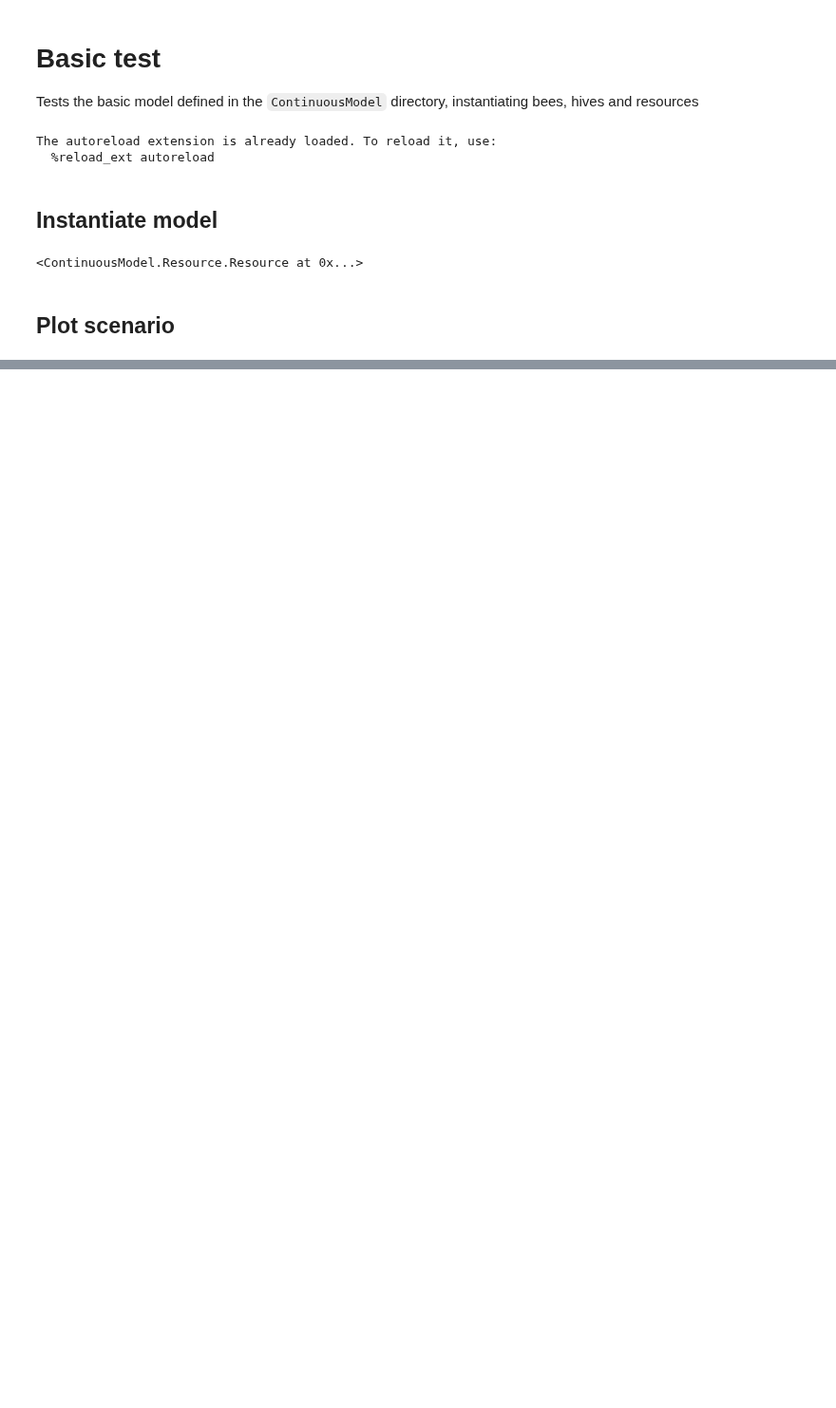
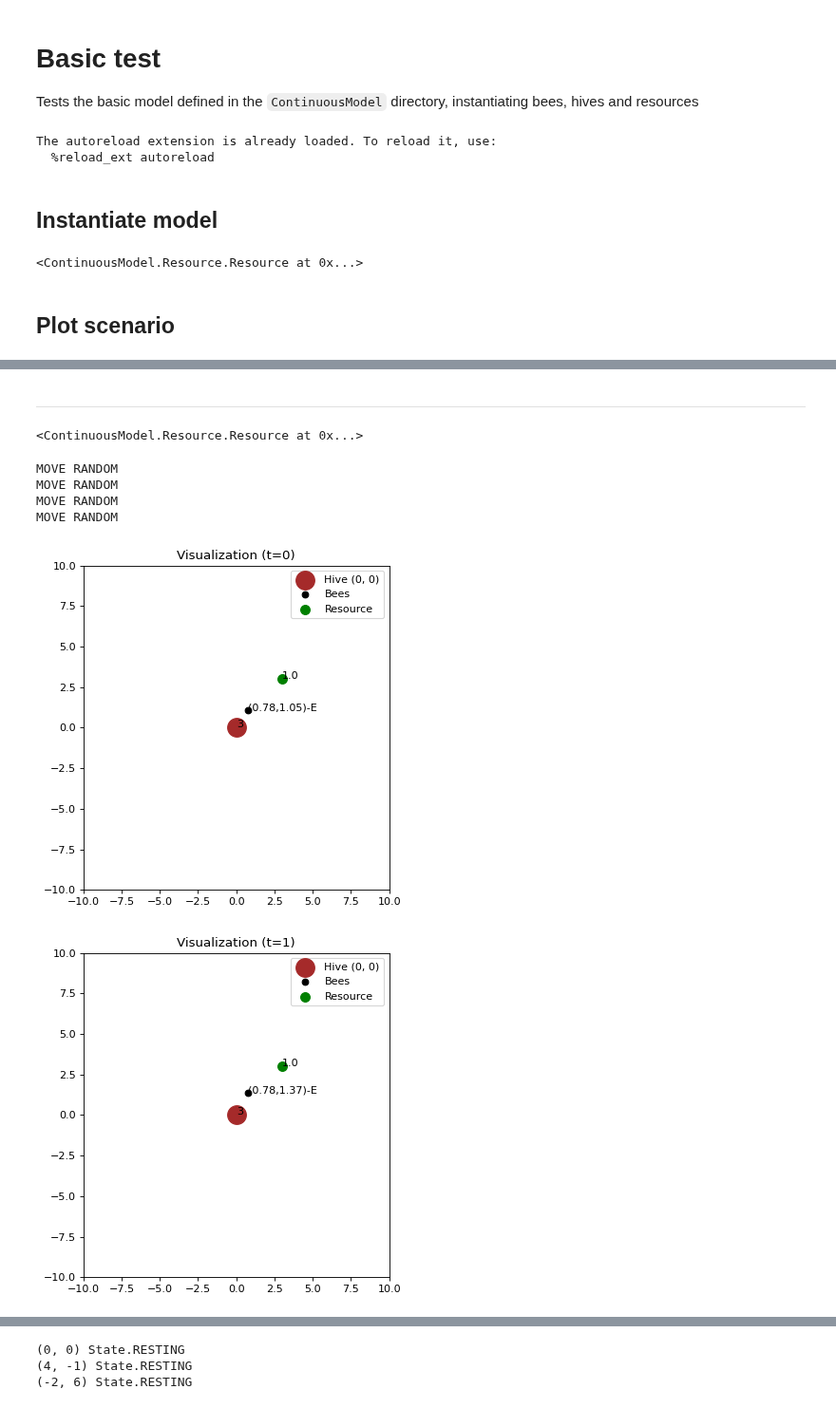
Before and after one commit to jonas4climate/honeybee-colony-abm, a Jupyter notebook: continuous_test.ipynb, the cells around one changed output, grey strips where cells are left out. Shown at 95% size. Saved outputs shown, nothing was run; the diff lists cells and outputs as text; code cells hidden in the pictures; blank space fills up the shorter version.

Commit message:
Bee REST to EXPLORE transition and basic random walk debugged

```diff
--- a/continuous_test.ipynb
+++ b/continuous_test.ipynb
@@ -82,0 +131,22 @@ State.RESTING
+# %% [markdown]
+___
+# %%
+# Create model, a hive, a bee and a single resource
+model = Model(SIZE=10)
+HIVE = model.create_agent(Hive, location=(0,0))
+model.create_agent(Bee, hive=HIVE,location=(0,0))
+model.create_agent(Resource, location=(3,3))
+# %% [output]
+<ContinuousModel.Resource.Resource at 0x...>
+# %%
+STEPS = 5
+for step in range(STEPS):
+    visualize(model,dpi=80,figsize=(5,5),step=step)
+    model.step()
+# %% [output]
+MOVE RANDOM
+MOVE RANDOM
+MOVE RANDOM
+MOVE RANDOM
+[figure, added]
+[figure, added]
@@ -82,0 +156,8 @@ State.RESTING
+# %%
+for bee in bees:
+        # Add text indicating their state (0,1,2,3,4)
+        print(bee.location,bee.state)
+# %% [output]
+(0, 0) State.RESTING
+(4, -1) State.RESTING
+(-2, 6) State.RESTING
```
Also changed, not shown: parts of 6 cells of this notebook, 1 other file.
